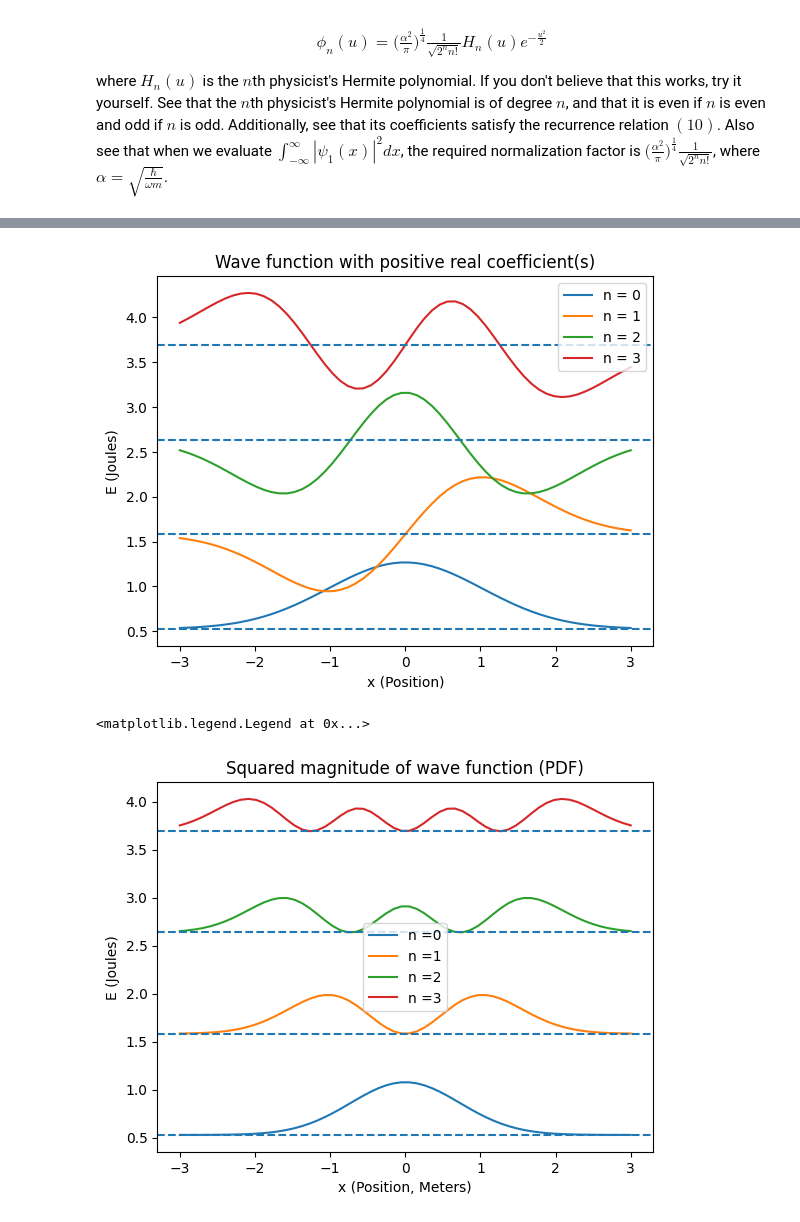
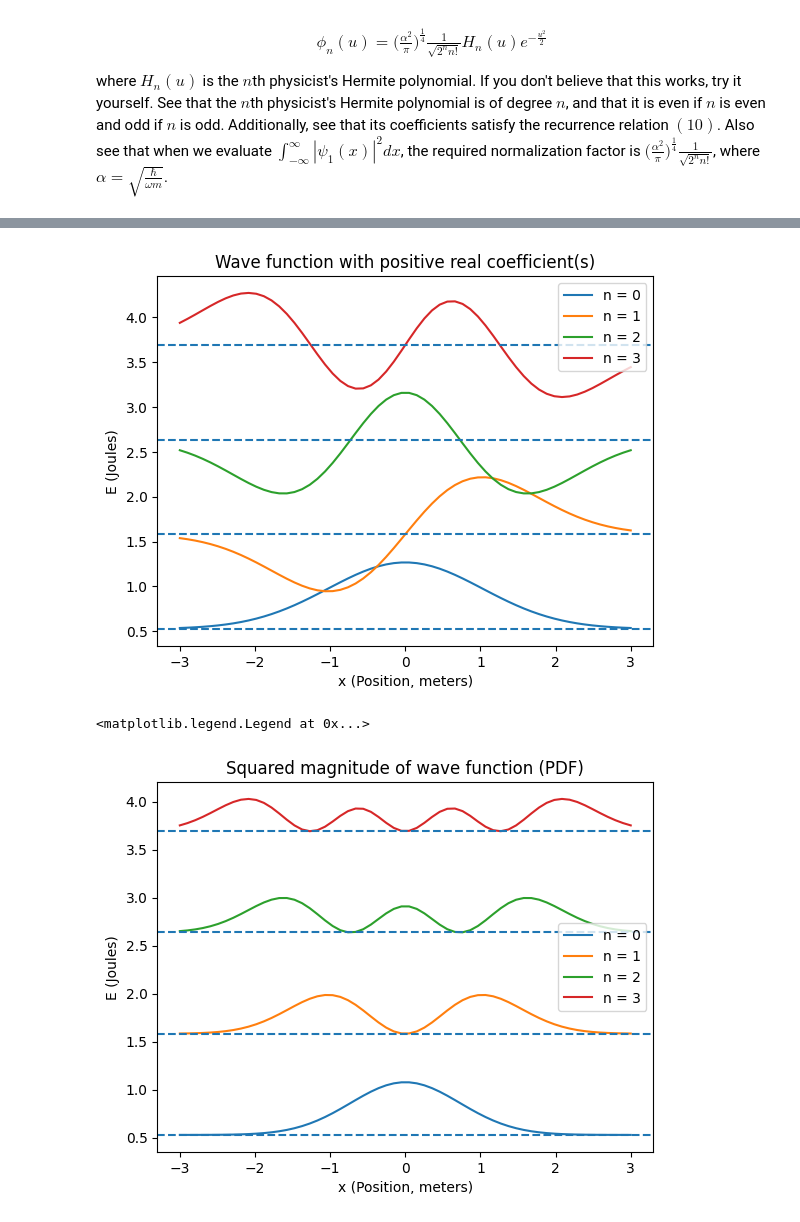
Before and after one commit to Warburton-Lab/schrodinger_notebooks, a Jupyter notebook: sch_tim_ind_part_quad_pot.ipynb, the cells around one changed output, grey strips where cells are left out. Cells and saved outputs as stored; diff of their text form; code cells hidden in the pictures.

```diff
--- a/sch_tim_ind_part_quad_pot.ipynb
+++ b/sch_tim_ind_part_quad_pot.ipynb
@@ -633,40 +636,48 @@ solution_magnitude_squared_vals = dict()
 # that the system has when it is in that energy level.
 energies = dict()
 
-for e_lvl in energy_levels:
-    soln_and_vars = create_normalized_solution(
-        energy_level=e_lvl, first_coef_def_pos=True)
-    soln = soln_and_vars[0].subs({
-        soln_and_vars[3]: sqrt(hbar/(mass*sqrt(k/mass))),
-        soln_and_vars[2]: x_0,
-    })
-    lambdified_soln = lambdify([soln_and_vars[1]], soln, 'numpy')
-    solution_vals[e_lvl] = lambdified_soln(eval_points)
-    # Magnitude squared equals value squared, since values are real
-    solution_magnitude_squared_vals[e_lvl] = np.square(solution_vals[e_lvl])
-    energies[e_lvl] = hbar*sqrt(k/mass)*(e_lvl + 0.5)
+
+def compute_solution(solution_vals, solution_magnitude_squared_vals, energies,
+                     energy_levels, hbar, mass, k, x_0, eval_points):
+    for e_lvl in energy_levels:
+        soln_and_vars = create_normalized_solution(
+            energy_level=e_lvl, first_coef_def_pos=True)
+        soln = soln_and_vars[0].subs({
+            soln_and_vars[3]: sqrt(hbar/(mass*sqrt(k/mass))),
+            soln_and_vars[2]: x_0,
+        })
+        lambdified_soln = lambdify([soln_and_vars[1]], soln, 'numpy')
+        solution_vals[e_lvl] = lambdified_soln(eval_points)
+        # Magnitude squared equals value squared, since values are real
+        solution_magnitude_squared_vals[e_lvl] = np.square(
+            solution_vals[e_lvl])
+        energies[e_lvl] = hbar*sqrt(k/mass)*(e_lvl + 0.5)
+
+
+compute_solution(solution_vals, solution_magnitude_squared_vals,
+                 energies, energy_levels, hbar, mass, k, x_0, eval_points)
 # %%
 for e_lvl in energy_levels:
     plt.plot(eval_points, solution_vals[e_lvl] +
              energies[e_lvl], label='n = ' + str(e_lvl))
     plt.axhline(y=energies[e_lvl], linestyle='dashed')
-plt.xlabel('x (Position)')
+plt.xlabel('x (Position, meters)')
 plt.ylabel('E (Joules)')
 plt.title('Wave function with positive real coefficient(s)')
 plt.legend()
 
 plt.show()
 
 for e_lvl in energy_levels:
     plt.plot(
         eval_points, solution_magnitude_squared_vals[e_lvl] + energies[e_lvl],
-        label='n =' + str(e_lvl))
+        label='n = ' + str(e_lvl))
     plt.axhline(y=energies[e_lvl], linestyle='dashed')
-plt.xlabel('x (Position, Meters)')
+plt.xlabel('x (Position, meters)')
 plt.ylabel('E (Joules)')
 plt.title('Squared magnitude of wave function (PDF)')
 plt.legend()
 # %% [output]
-[figure, old version]
+[figure, new version]
 <matplotlib.legend.Legend at 0x...>
-[figure, old version]
+[figure, new version]
```
Also changed, not shown: parts of 6 cells of this notebook.
